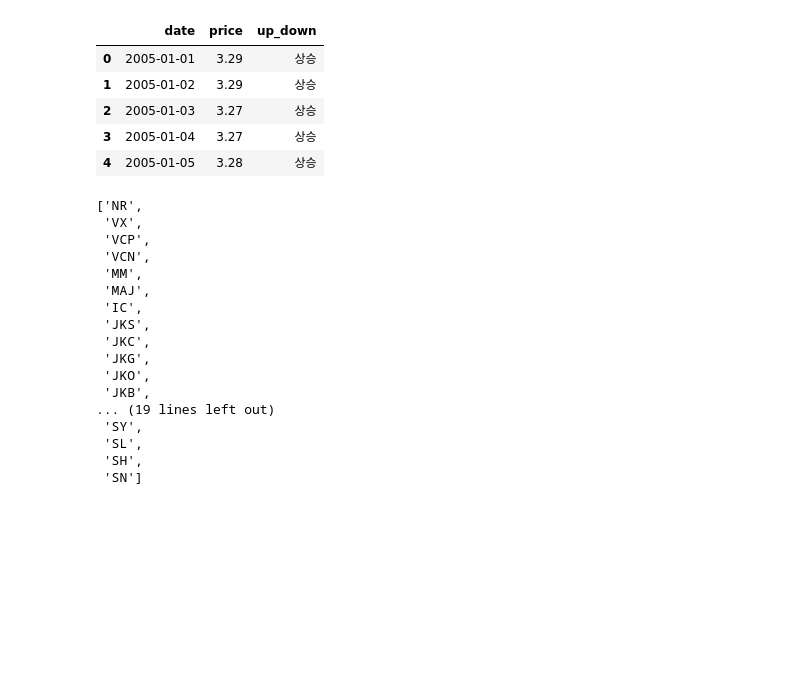
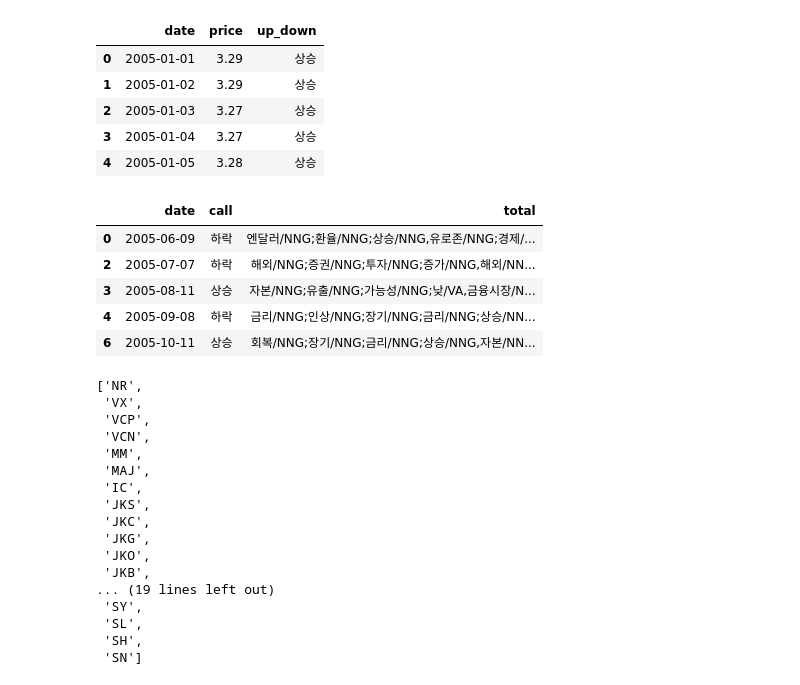
Before and after one commit to Daikoku1/Daikoku_Python, a Jupyter notebook: 금통위 의사록 라벨링.ipynb, the cells around one changed output. Saved outputs shown, nothing was run; the diff lists cells and outputs as text; code cells hidden in the pictures; blank space fills up the shorter version.

```diff
--- a/금통위 의사록 라벨링.ipynb
+++ b/금통위 의사록 라벨링.ipynb
@@ -33,6 +34,17 @@ for i in range(len(data)):
         print(i)
 # %%
 data.to_excel('190723_morning금통위회의록(tokenize포함).xlsx')
+# %%
+aaaa = pd.read_excel('190723_morning금통위회의록(tokenize포함).xlsx', usecols = [1, 4, 9])
+aaaa = aaaa[aaaa.total != 'nannan']
+aaaa.head()
+# %% [output]
+|  | date | call | total |
+| 0 | 2005-06-09 | 하락 | 엔달러/NNG;환율/NNG;상승/NNG,유로존/NNG;경제/... |
+| 2 | 2005-07-07 | 하락 | 해외/NNG;증권/NNG;투자/NNG;증가/NNG,해외/NN... |
+| 3 | 2005-08-11 | 상승 | 자본/NNG;유출/NNG;가능성/NNG;낮/VA,금융시장/N... |
+| 4 | 2005-09-08 | 하락 | 금리/NNG;인상/NNG;장기/NNG;금리/NNG;상승/NN... |
+| 6 | 2005-10-11 | 상승 | 회복/NNG;장기/NNG;금리/NNG;상승/NNG,자본/NN... |
 # %%
 a = '''NR
 VX
```
Also changed, not shown: parts of 1 cell of this notebook, 4 other files.
